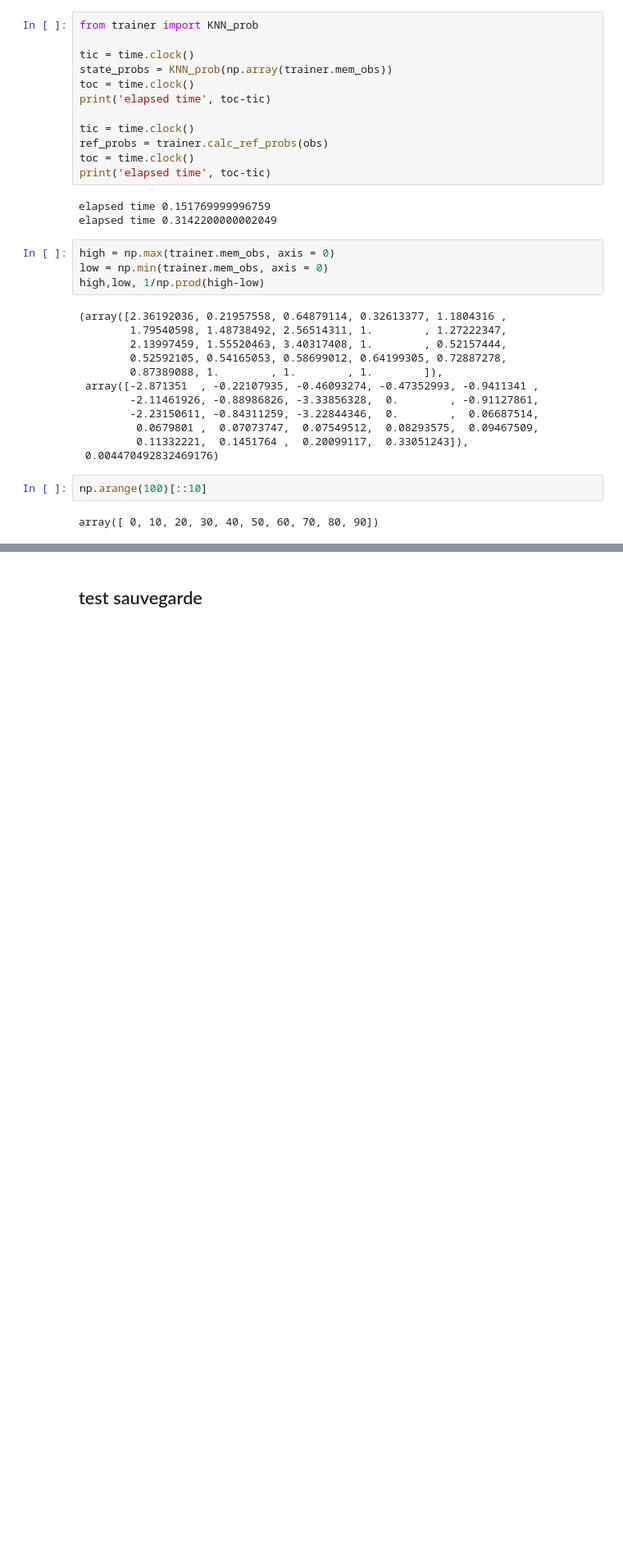
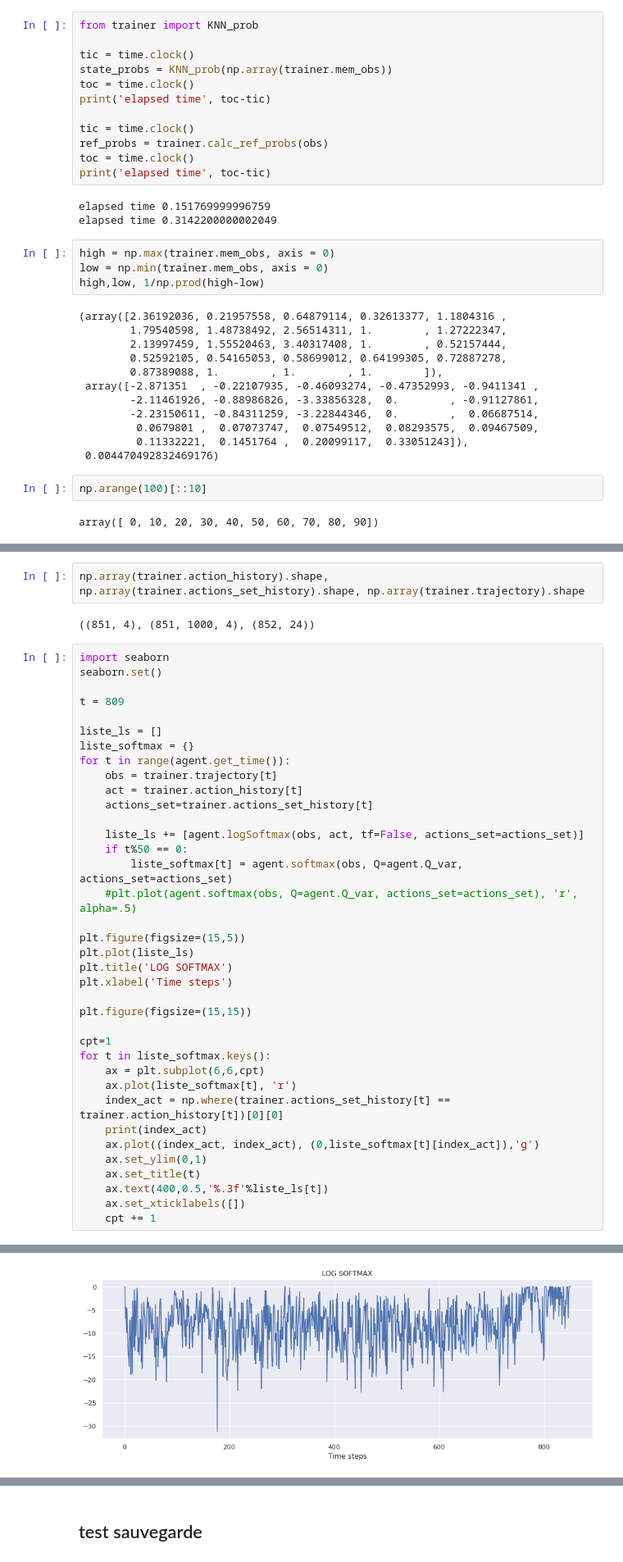
Before and after one commit to gdbmanu/VariationalRL, a Jupyter notebook: 200820-Bipedal-full-with-reward-DQN-Adam-KNN-PART-1000-HIDDEN-300-G99-BETA-100-PREC-1-retain-test-MULT-30-alpha-em4(****).ipynb, the cells around one changed output, grey strips where cells are left out. Shown at 82% size. Cells and saved outputs as stored; diff of their text form; blank space fills up the shorter version.

```diff
--- a/200820-Bipedal-full-with-reward-DQN-Adam-KNN-PART-1000-HIDDEN-300-G99-BETA-100-PREC-1-retain-test-MULT-30-alpha-em4(****).ipynb
+++ b/200820-Bipedal-full-with-reward-DQN-Adam-KNN-PART-1000-HIDDEN-300-G99-BETA-100-PREC-1-retain-test-MULT-30-alpha-em4(****).ipynb
@@ -434,0 +456,42 @@ array([ 0, 10, 20, 30, 40, 50, 60, 70, 80, 90])
+# %%
+np.array(trainer.action_history).shape, np.array(trainer.actions_set_history).shape, np.array(trainer.trajectory).shape
+# %% [output]
+((851, 4), (851, 1000, 4), (852, 24))
+# %%
+import seaborn
+seaborn.set()
+
+t = 809
+
+liste_ls = []
+liste_softmax = {}
+for t in range(agent.get_time()):
+    obs = trainer.trajectory[t]
+    act = trainer.action_history[t]
+    actions_set=trainer.actions_set_history[t]
+
+    liste_ls += [agent.logSoftmax(obs, act, tf=False, actions_set=actions_set)]
+    if t%50 == 0:
+        liste_softmax[t] = agent.softmax(obs, Q=agent.Q_var, actions_set=actions_set)
+    #plt.plot(agent.softmax(obs, Q=agent.Q_var, actions_set=actions_set), 'r', alpha=.5)
+
+plt.figure(figsize=(15,5))
+plt.plot(liste_ls)
+plt.title('LOG SOFTMAX')
+plt.xlabel('Time steps')
+
+plt.figure(figsize=(15,15))
+
+cpt=1
+for t in liste_softmax.keys():
+    ax = plt.subplot(6,6,cpt)
+    ax.plot(liste_softmax[t], 'r')
+    index_act = np.where(trainer.actions_set_history[t] == trainer.action_history[t])[0][0]
+    print(index_act)
+    ax.plot((index_act, index_act), (0,liste_softmax[t][index_act]),'g')
+    ax.set_ylim(0,1)
+    ax.set_title(t)
+    ax.text(400,0.5,'%.3f'%liste_ls[t])
+    ax.set_xticklabels([])
+    cpt += 1
+# %% [output]
@@ -434,0 +516 @@ array([ 0, 10, 20, 30, 40, 50, 60, 70, 80, 90])
+[figure, added]
```
Also changed, not shown: parts of 19 cells of this notebook, 2 other files.
